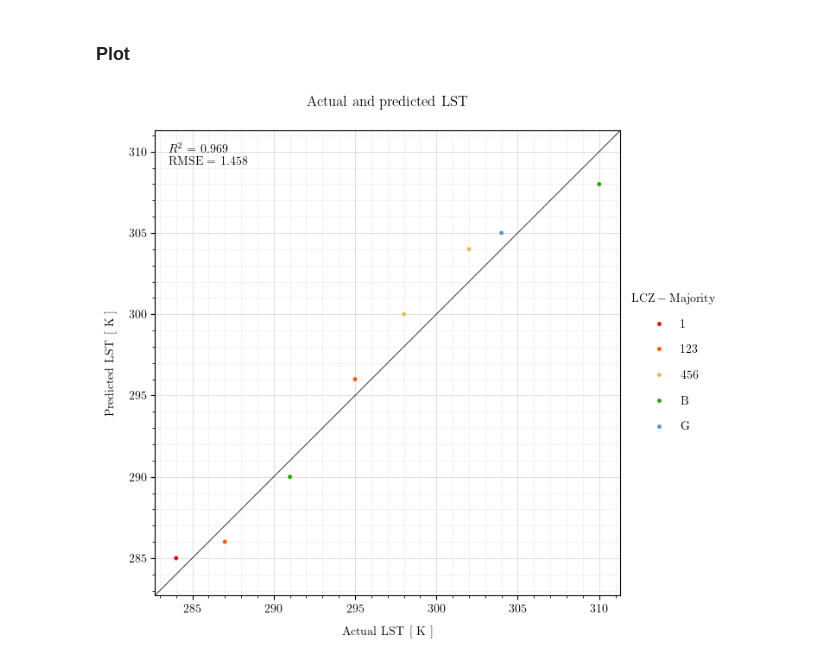
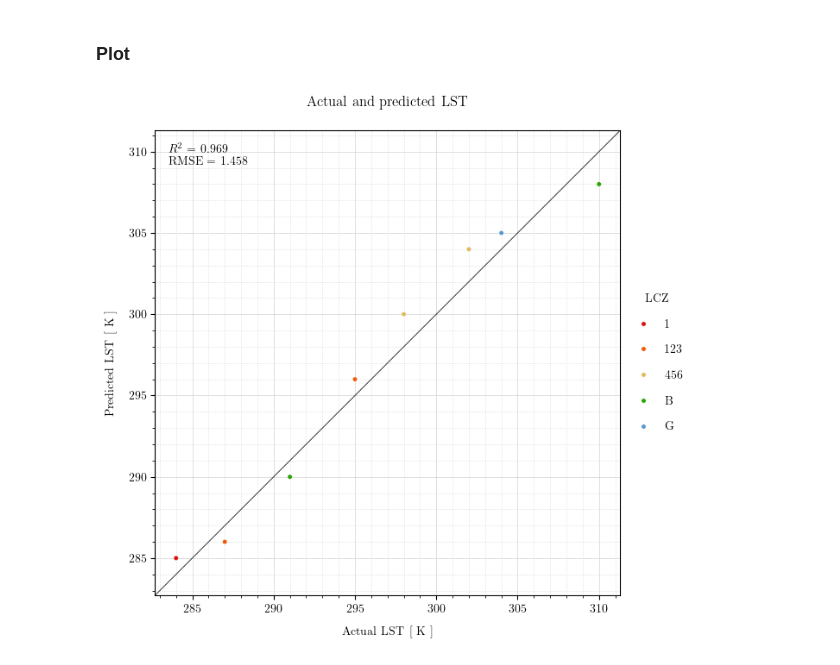
Before and after one commit to eliocpereira95/An-Actual-vs-Predicted-Fancy-Plotter-hued-with-LCZ-Classes, a Jupyter notebook: example.ipynb, the cells around one changed output. Drawn from its saved outputs; the diff is of its cells as text; code cells hidden in the pictures.

```diff
--- a/example.ipynb
+++ b/example.ipynb
@@ -58,18 +58,18 @@ hue_order = get_LCZ_order(
 # %%
 # ---> Plot
 plot_pred_vs_actual(
     df=data,
     col_actual="y_actual",
     col_pred="y_pred",
     col_hue="LCZ",
-    hue_title_fancy=r"$\mathrm{LCZ-Majority}$",
+    hue_title_fancy=r"$\mathrm{LCZ}$",
     hue_order=hue_order,
     hue_palette=LCZ_class_to_palette,
     target_title_fancy=r"$\mathrm{LST}$",
     target_units_title_fancy=r"$\mathrm{K}$",
     scores=scores,
     use_hue=True,
     print_scores=True,
 )
 # %% [output]
-[figure, old version]
+[figure, new version]
```
Also changed, not shown: 2 other files.
